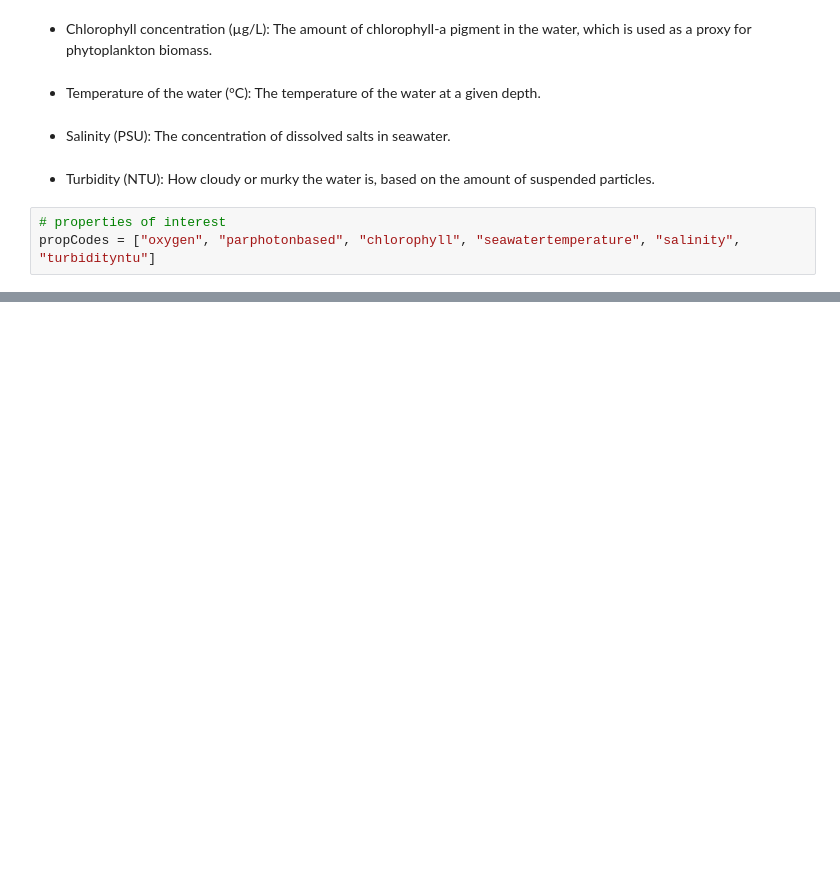
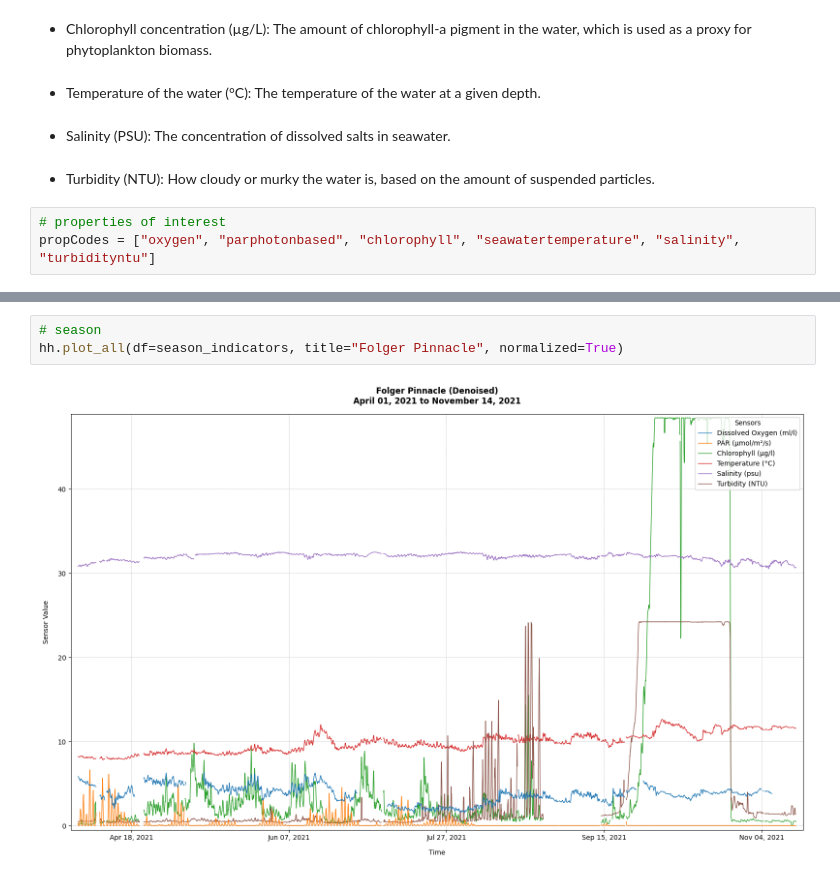
Before and after one commit to g-bertozzi/BMSC-2025, a Jupyter notebook: deepnote/folger_pinnacle_hypoxic.ipynb, the cells around one changed output, grey strips where cells are left out. Saved outputs shown, nothing was run; the diff lists cells and outputs as text; blank space fills up the shorter version.

```diff
--- a/deepnote/folger_pinnacle_hypoxic.ipynb
+++ b/deepnote/folger_pinnacle_hypoxic.ipynb
@@ -64,0 +94,5 @@ test_indicators= hh.get_dataframe(start, end, propCodes)
+# %%
+# season
+hh.plot_all(df=season_indicators, title="Folger Pinnacle", normalized=True)
+# %% [output]
+[figure, added]
```
Also changed, not shown: parts of 29 cells of this notebook, 2 other files.
